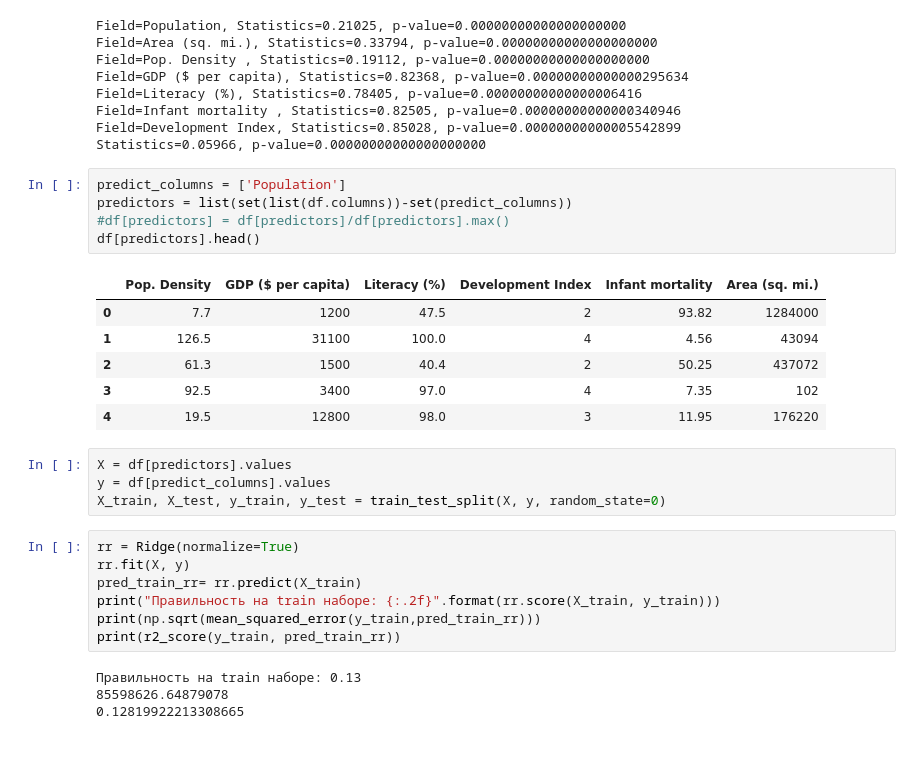
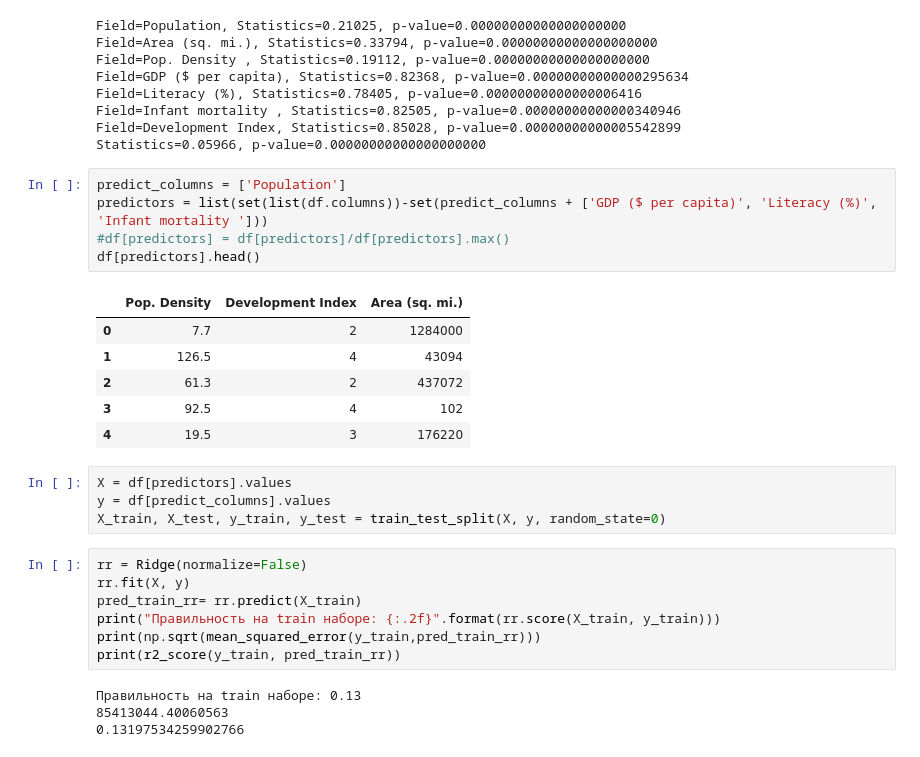
Before and after one commit to aferno/ai-system, a Jupyter notebook: work1.ipynb, the cells around one changed output. Saved outputs shown, nothing was run; the diff lists cells and outputs as text.

```diff
--- a/work1.ipynb
+++ b/work1.ipynb
@@ -41,22 +41,22 @@ Field=Development Index, Statistics=0.85028, p-value=0.00000000000005542899
 Statistics=0.05966, p-value=0.00000000000000000000
 # %%
 predict_columns = ['Population']
-predictors = list(set(list(df.columns))-set(predict_columns))
+predictors = list(set(list(df.columns))-set(predict_columns + ['GDP ($ per capita)', 'Literacy (%)', 'Infant mortality ']))
 #df[predictors] = df[predictors]/df[predictors].max()
 df[predictors].head()
 # %% [output]
-|  | Pop. Density | GDP ($ per capita) | Literacy (%) | Development Index | Infant mortality | Area (sq. mi.) |
-| 0 | 7.7 | 1200 | 47.5 | 2 | 93.82 | 1284000 |
-| 1 | 126.5 | 31100 | 100.0 | 4 | 4.56 | 43094 |
-| 2 | 61.3 | 1500 | 40.4 | 2 | 50.25 | 437072 |
-| 3 | 92.5 | 3400 | 97.0 | 4 | 7.35 | 102 |
-| 4 | 19.5 | 12800 | 98.0 | 3 | 11.95 | 176220 |
+|  | Pop. Density | Development Index | Area (sq. mi.) |
+| 0 | 7.7 | 2 | 1284000 |
+| 1 | 126.5 | 4 | 43094 |
+| 2 | 61.3 | 2 | 437072 |
+| 3 | 92.5 | 4 | 102 |
+| 4 | 19.5 | 3 | 176220 |
 # %%
 X = df[predictors].values
 y = df[predict_columns].values
 X_train, X_test, y_train, y_test = train_test_split(X, y, random_state=0)
 # %%
-rr = Ridge(normalize=True)
+rr = Ridge(normalize=False)
 rr.fit(X, y)
 pred_train_rr= rr.predict(X_train)
 print("Правильность на train наборе: {:.2f}".format(rr.score(X_train, y_train)))
@@ -64,8 +64,8 @@ print(np.sqrt(mean_squared_error(y_train,pred_train_rr)))
 print(r2_score(y_train, pred_train_rr))
 # %% [output]
 Правильность на train наборе: 0.13
-85598626.64879078
-0.12819922213308665
+85413044.40060563
+0.13197534259902766
 # %%
 pred_test_rr= rr.predict(X_test)
 print("Правильность на test наборе: {:.2f}".format(rr.score(X_test, y_test)))
```
Also changed, not shown: parts of 5 cells of this notebook, 2 other files.
